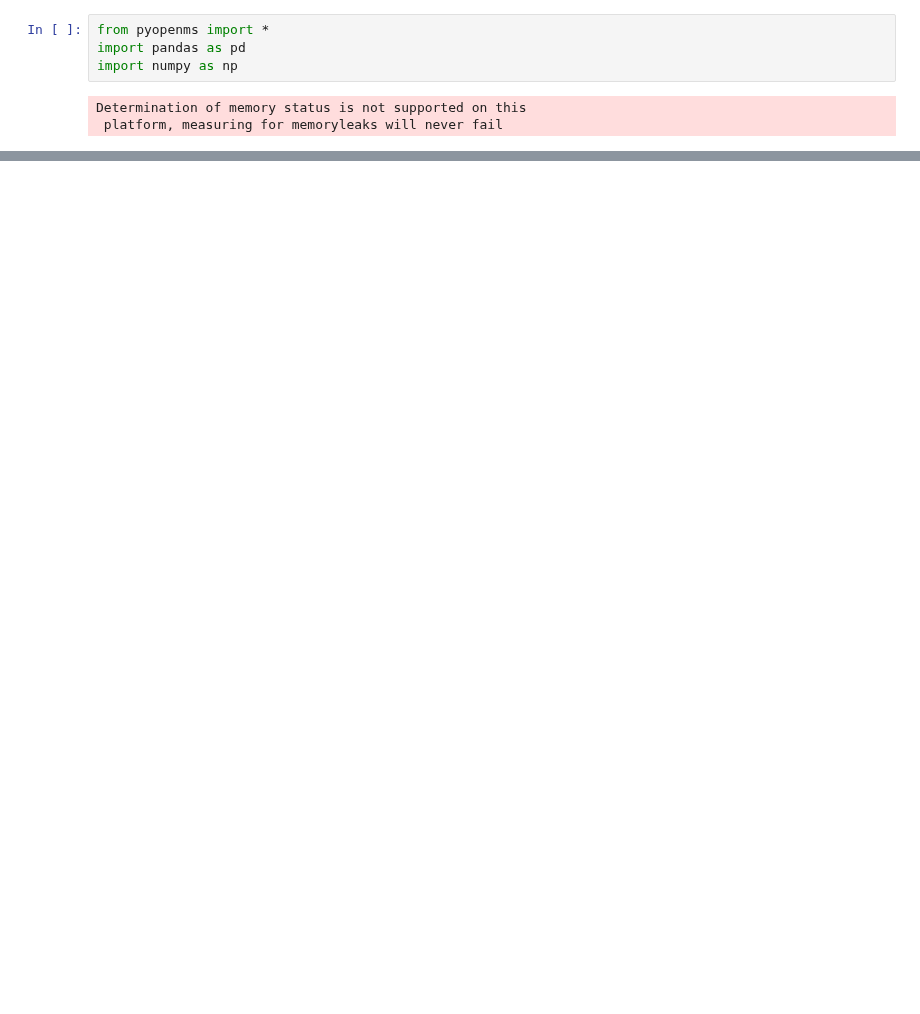
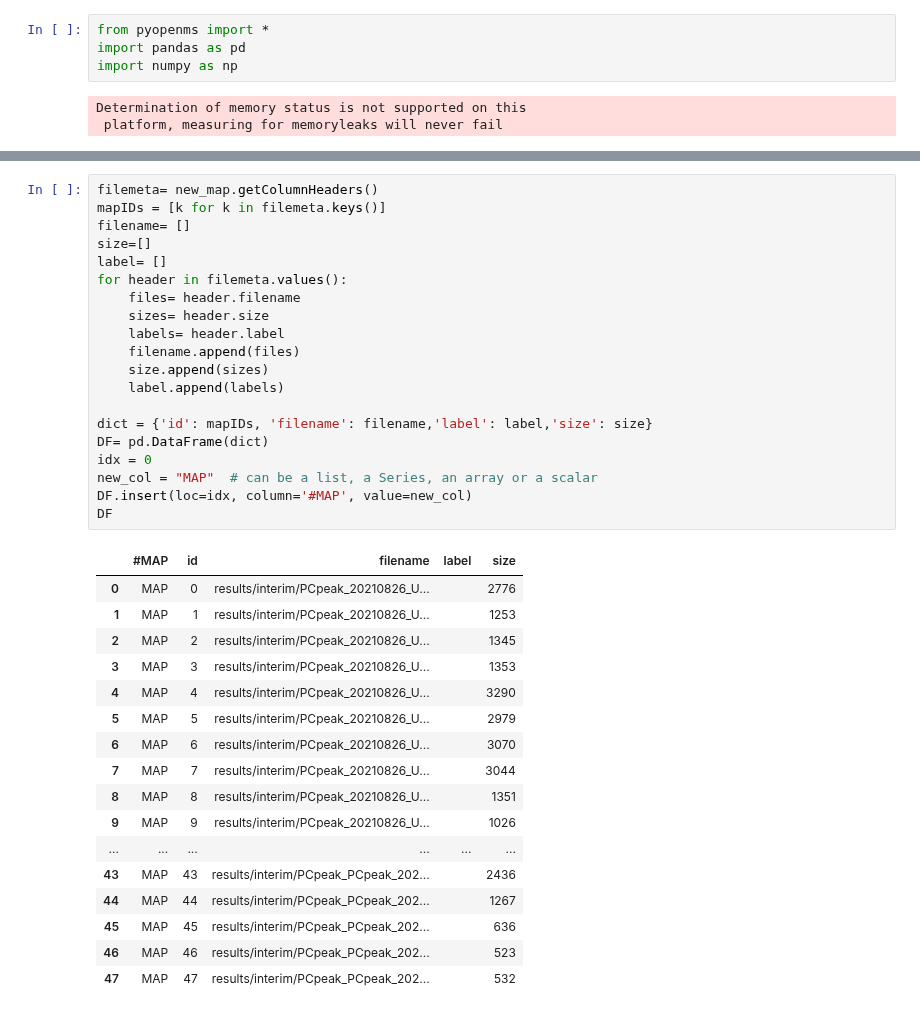
Before and after one commit to eeko-kon/pyOpenMS_UmetaFlow, a Jupyter notebook: 6_TextExporter.ipynb, the cells around one changed output, grey strips where cells are left out. Drawn from its saved outputs; the diff is of its cells as text; blank space fills up the shorter version.

```diff
--- a/6_TextExporter.ipynb
+++ b/6_TextExporter.ipynb
@@ -130,0 +138,38 @@ InvalidIndexError: Reindexing only valid with uniquely valued Index objects
+# %%
+filemeta= new_map.getColumnHeaders()
+mapIDs = [k for k in filemeta.keys()]
+filename= []
+size=[]
+label= []
+for header in filemeta.values():
+    files= header.filename
+    sizes= header.size
+    labels= header.label
+    filename.append(files)
+    size.append(sizes)
+    label.append(labels)
+
+dict = {'id': mapIDs, 'filename': filename,'label': label,'size': size}
+DF= pd.DataFrame(dict)
+idx = 0
+new_col = "MAP"  # can be a list, a Series, an array or a scalar
+DF.insert(loc=idx, column='#MAP', value=new_col)
+DF
+# %% [output]
+|  | #MAP | id | filename | label | size |
+| 0 | MAP | 0 | results/interim/PCpeak_20210826_U... |  | 2776 |
+| 1 | MAP | 1 | results/interim/PCpeak_20210826_U... |  | 1253 |
+| 2 | MAP | 2 | results/interim/PCpeak_20210826_U... |  | 1345 |
+| 3 | MAP | 3 | results/interim/PCpeak_20210826_U... |  | 1353 |
+| 4 | MAP | 4 | results/interim/PCpeak_20210826_U... |  | 3290 |
+| 5 | MAP | 5 | results/interim/PCpeak_20210826_U... |  | 2979 |
+| 6 | MAP | 6 | results/interim/PCpeak_20210826_U... |  | 3070 |
+| 7 | MAP | 7 | results/interim/PCpeak_20210826_U... |  | 3044 |
+| 8 | MAP | 8 | results/interim/PCpeak_20210826_U... |  | 1351 |
+| 9 | MAP | 9 | results/interim/PCpeak_20210826_U... |  | 1026 |
+| ... | ... | ... | ... | ... | ... |
+| 43 | MAP | 43 | results/interim/PCpeak_PCpeak_202... |  | 2436 |
+| 44 | MAP | 44 | results/interim/PCpeak_PCpeak_202... |  | 1267 |
+| 45 | MAP | 45 | results/interim/PCpeak_PCpeak_202... |  | 636 |
+| 46 | MAP | 46 | results/interim/PCpeak_PCpeak_202... |  | 523 |
+| 47 | MAP | 47 | results/interim/PCpeak_PCpeak_202... |  | 532 |
```
Also changed, not shown: parts of 6 cells of this notebook, 1 other file.
